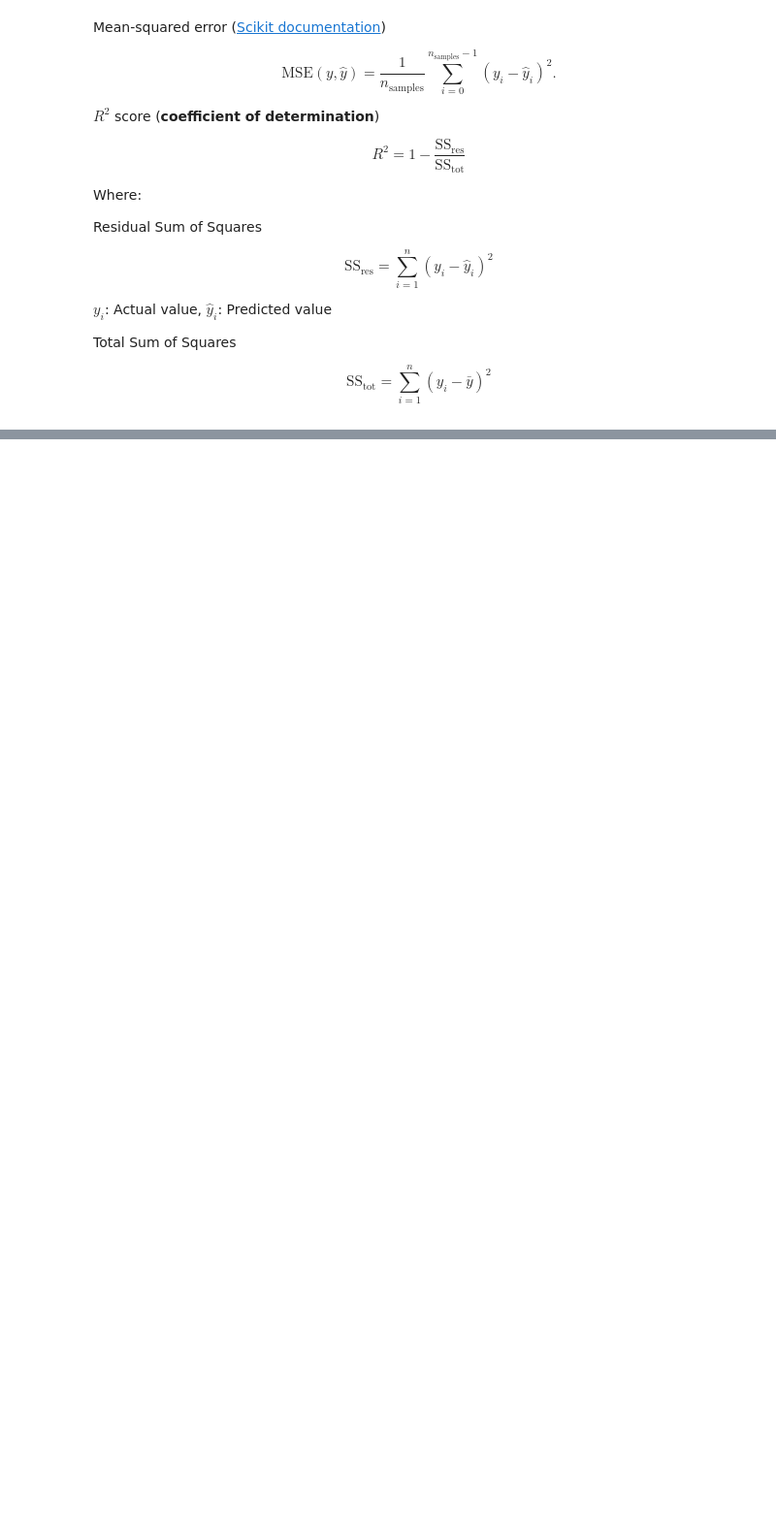
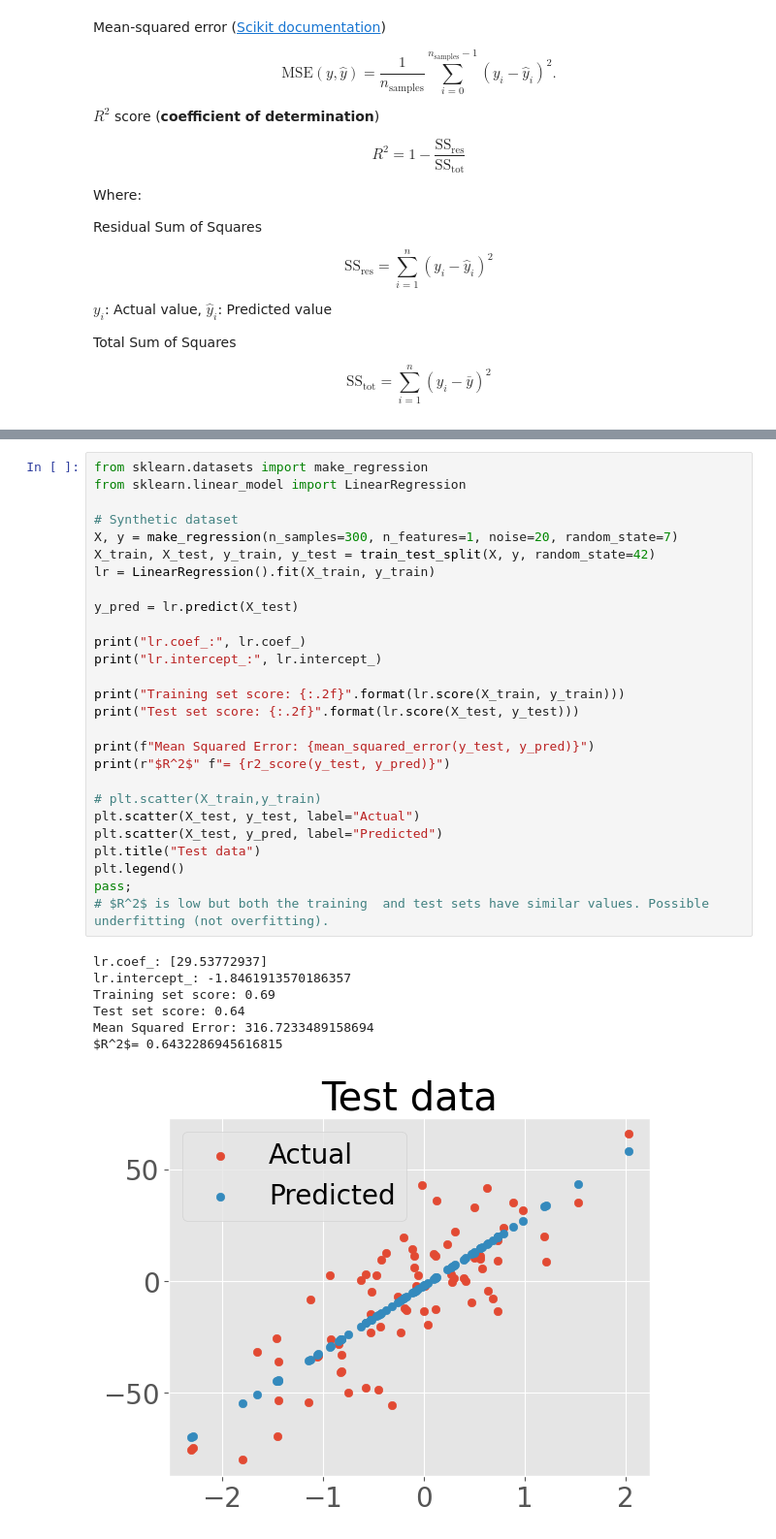
Before and after one commit to arghyadutta/AIComplexSystems, a Jupyter notebook: 04-notebook.ipynb, the cells around one changed output, grey strips where cells are left out. Shown: that part at 97% size. Drawn from its saved outputs; the diff is of its cells as text; blank space fills up the shorter version.

```diff
--- a/04-notebook.ipynb
+++ b/04-notebook.ipynb
@@ -175,0 +175,35 @@ R-squared: 0.9903039677369723
+# %%
+from sklearn.datasets import make_regression
+from sklearn.linear_model import LinearRegression
+
+# Synthetic dataset
+X, y = make_regression(n_samples=300, n_features=1, noise=20, random_state=7)
+X_train, X_test, y_train, y_test = train_test_split(X, y, random_state=42)
+lr = LinearRegression().fit(X_train, y_train)
+
+y_pred = lr.predict(X_test)
+
+print("lr.coef_:", lr.coef_)
+print("lr.intercept_:", lr.intercept_)
+
+print("Training set score: {:.2f}".format(lr.score(X_train, y_train)))
+print("Test set score: {:.2f}".format(lr.score(X_test, y_test)))
+
+print(f"Mean Squared Error: {mean_squared_error(y_test, y_pred)}")
+print(r"$R^2$" f"= {r2_score(y_test, y_pred)}")
+
+# plt.scatter(X_train,y_train)
+plt.scatter(X_test, y_test, label="Actual")
+plt.scatter(X_test, y_pred, label="Predicted")
+plt.title("Test data")
+plt.legend()
+pass;
+# $R^2$ is low but both the training  and test sets have similar values. Possible underfitting (not overfitting).
+# %% [output]
+lr.coef_: [29.53772937]
+lr.intercept_: -1.8461913570186357
+Training set score: 0.69
+Test set score: 0.64
+Mean Squared Error: 316.7233489158694
+$R^2$= 0.6432286945616815
+[figure, added]
```
Also changed, not shown: parts of 14 cells of this notebook.
